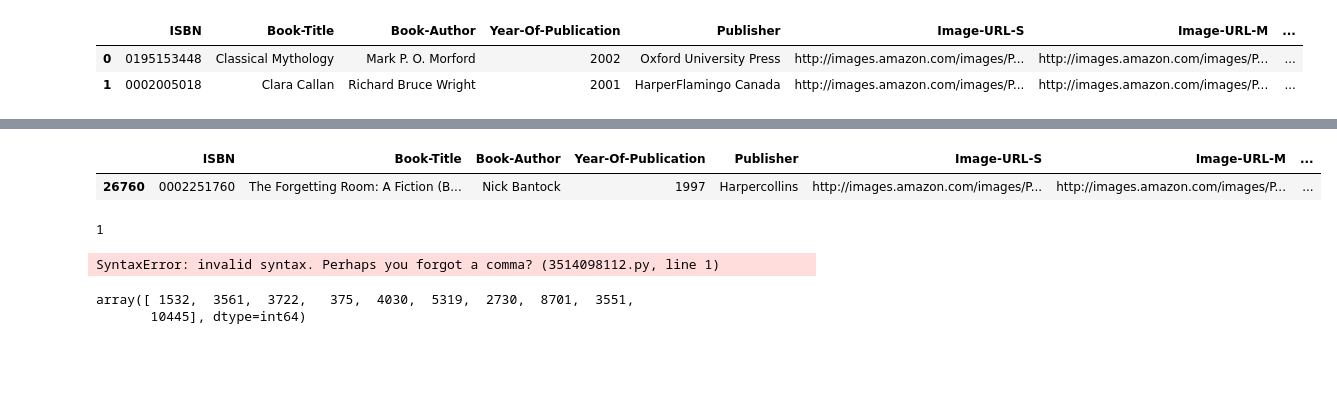
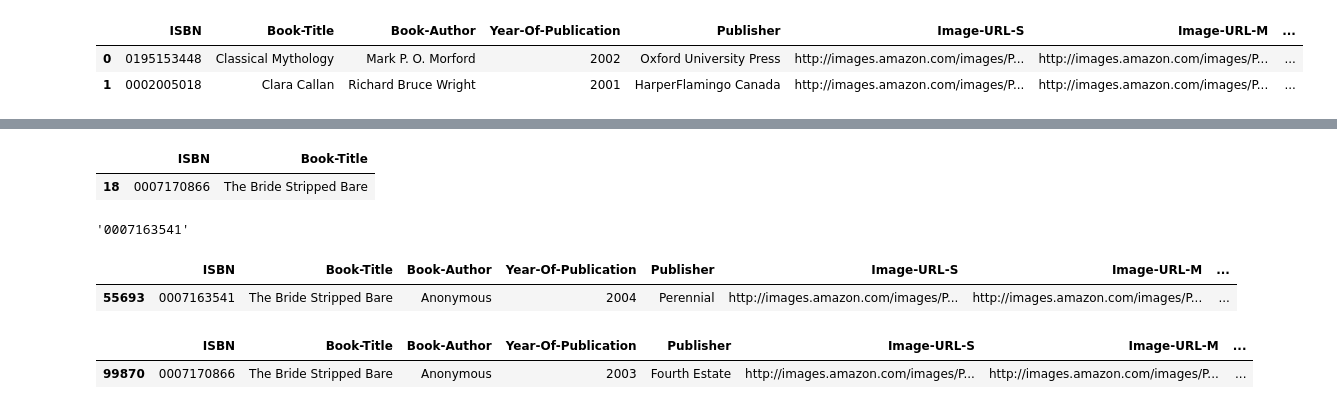
Before and after one commit to AnshulSGarg/Book-Recommender-System, a Jupyter notebook: Recommender_Model.ipynb, the cells around one changed output, grey strips where cells are left out. Drawn from its saved outputs; the diff is of its cells as text; code cells hidden in the pictures; blank space fills up the shorter version.

```diff
--- a/Recommender_Model.ipynb
+++ b/Recommender_Model.ipynb
@@ -563,20 +611,19 @@ MemoryError: Unable to allocate 3.62 GiB for an array with shape (45246, 10731)
+# %%
+choice_book_list[choice_book_list['Book-Title']=='The Bride Stripped Bare']
+# %% [output]
+|  | ISBN | Book-Title |
+| 18 | 0007170866 | The Bride Stripped Bare |
+# %%
+books_df[books_df['Book-Title']=='The Bride Stripped Bare'].iloc[0]['ISBN']
+# %% [output]
+'0007163541'
 # %%
-books_df[books_df['ISBN']=='0002251760']
+books_df[books_df['ISBN']=='0007163541']
 # %% [output]
 |  | ISBN | Book-Title | Book-Author | Year-Of-Publication | Publisher | Image-URL-S | Image-URL-M | ... |
-| 26760 | 0002251760 | The Forgetting Room: A Fiction (B... | Nick Bantock | 1997 | Harpercollins | http://images.amazon.com/images/P... | http://images.amazon.com/images/P... | ... |
+| 55693 | 0007163541 | The Bride Stripped Bare | Anonymous | 2004 | Perennial | http://images.amazon.com/images/P... | http://images.amazon.com/images/P... | ... |
-# %%
-v_df = vector_df.reset_index()
-v_df.index[v_df['ISBN'] == '0002251760'][0]
-# %% [output]
-1
-# %%
-arr = [0.31865111 0.22862383 0.21270296 0.1956595  0.18413072 0.18312561
- 0.17996501 0.17567559 0.17376622 0.17064871]
-# %% [output]
-SyntaxError: invalid syntax. Perhaps you forgot a comma? (3514098112.py, line 1)
-# %%
-np.flip(np.argsort(vector_array[:1][0]))[1:11]
-# %% [output]
-array([ 1532,  3561,  3722,   375,  4030,  5319,  2730,  8701,  3551,
-       10445], dtype=int64)
+# %%
+books_df[books_df['ISBN']=='0007170866']
+# %% [output]
+|  | ISBN | Book-Title | Book-Author | Year-Of-Publication | Publisher | Image-URL-S | Image-URL-M | ... |
+| 99870 | 0007170866 | The Bride Stripped Bare | Anonymous | 2003 | Fourth Estate | http://images.amazon.com/images/P... | http://images.amazon.com/images/P... | ... |
```
Also changed, not shown: parts of 10 cells of this notebook.
